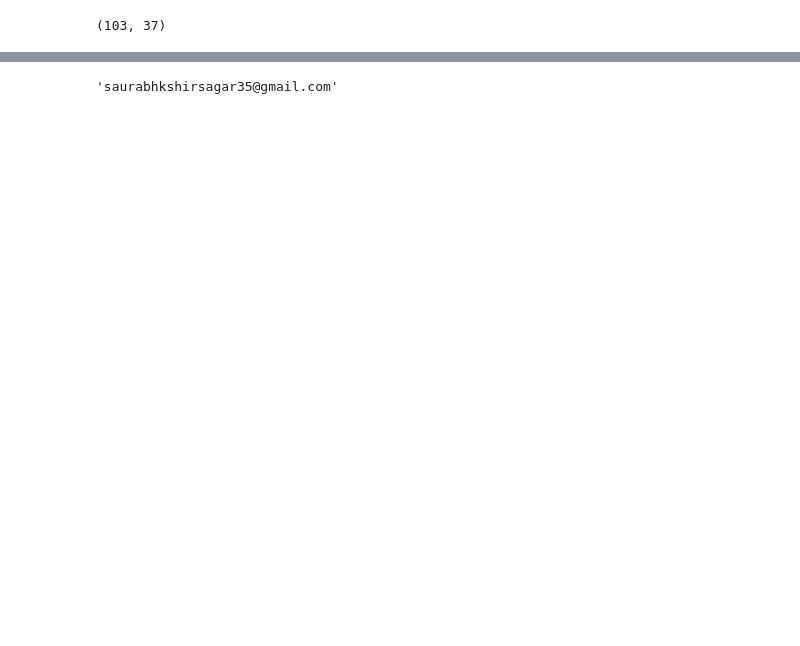
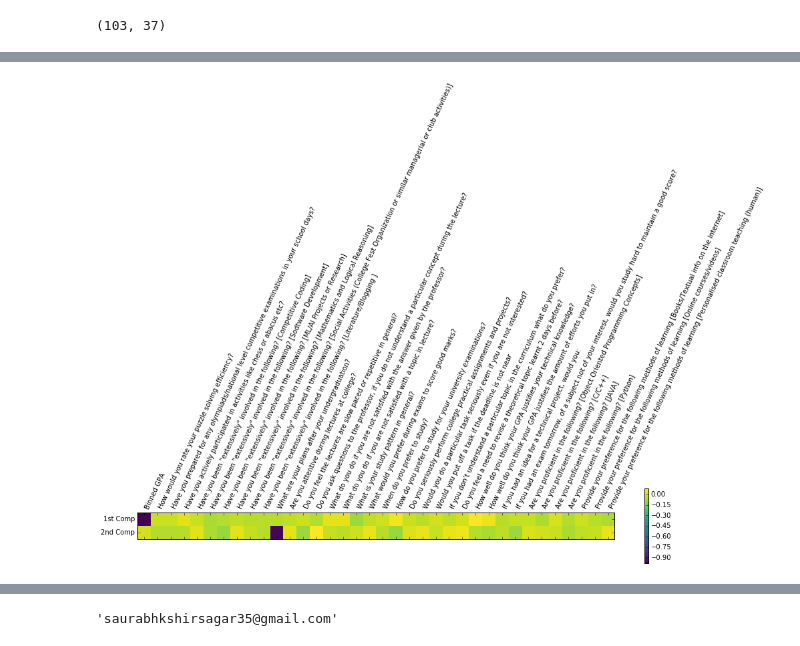
Before and after one commit to saurabhk7/Cognitive-Classification-and-Reasoning, a Jupyter notebook: preprocessing-encoding.ipynb, the cells around one changed output, grey strips where cells are left out. Drawn from its saved outputs; the diff is of its cells as text; code cells hidden in the pictures; blank space fills up the shorter version.

```diff
--- a/preprocessing-encoding.ipynb
+++ b/preprocessing-encoding.ipynb
@@ -491,3 +491,13 @@ plt.show()
+# %%
+categorical_cols.insert(0,'Binned GPA')
+plt.matshow(pca.components_,cmap='viridis')
+plt.yticks([0,1],['1st Comp','2nd Comp'],fontsize=10)
+plt.colorbar()
+plt.xticks(range(len(categorical_cols)),categorical_cols,rotation=65,ha='left')
+#plt.tight_layout()
+plt.show()#
+# %% [output]
+[figure, added]
 # %%
 dfemail.head()
 # %% [output]
```
Also changed, not shown: parts of 5 cells of this notebook, 2 other files.
